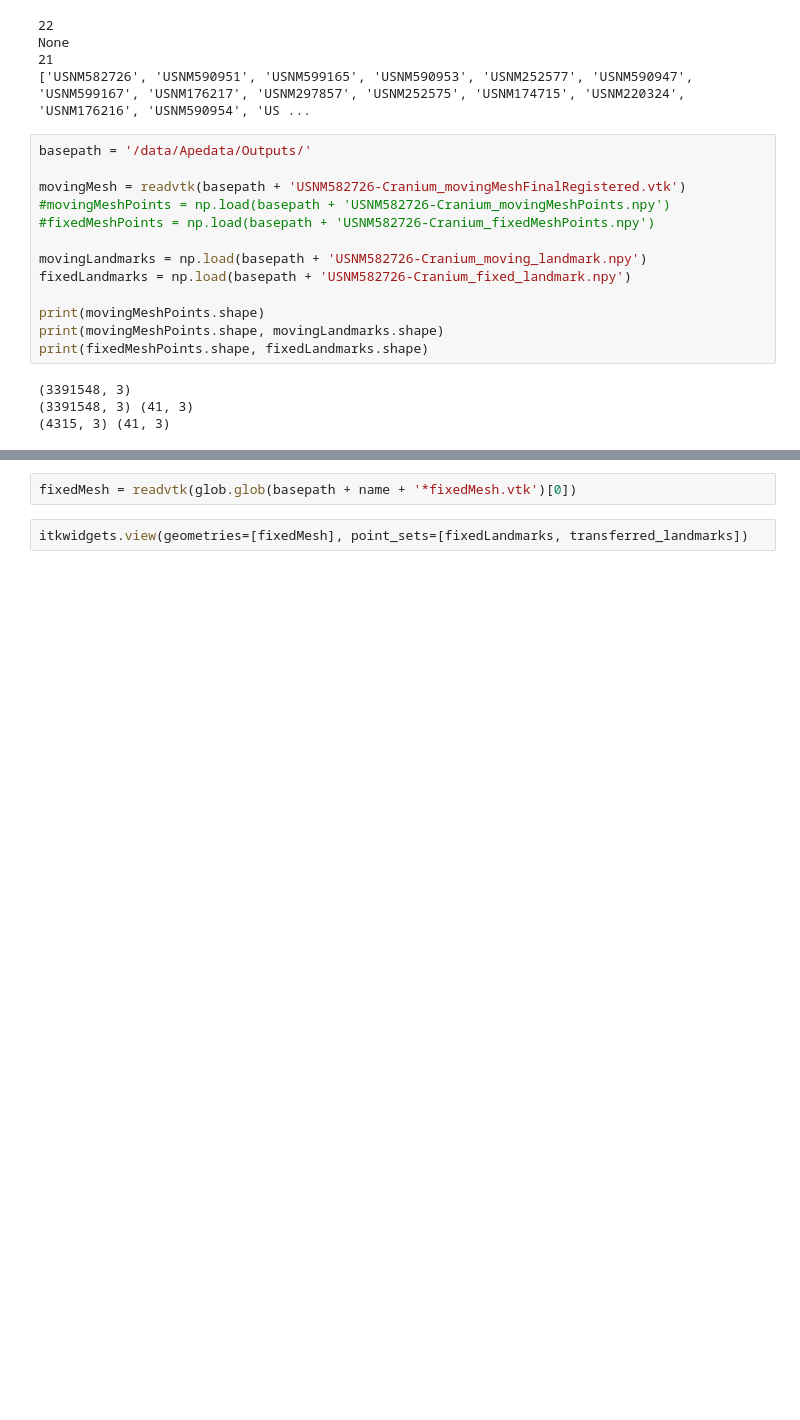
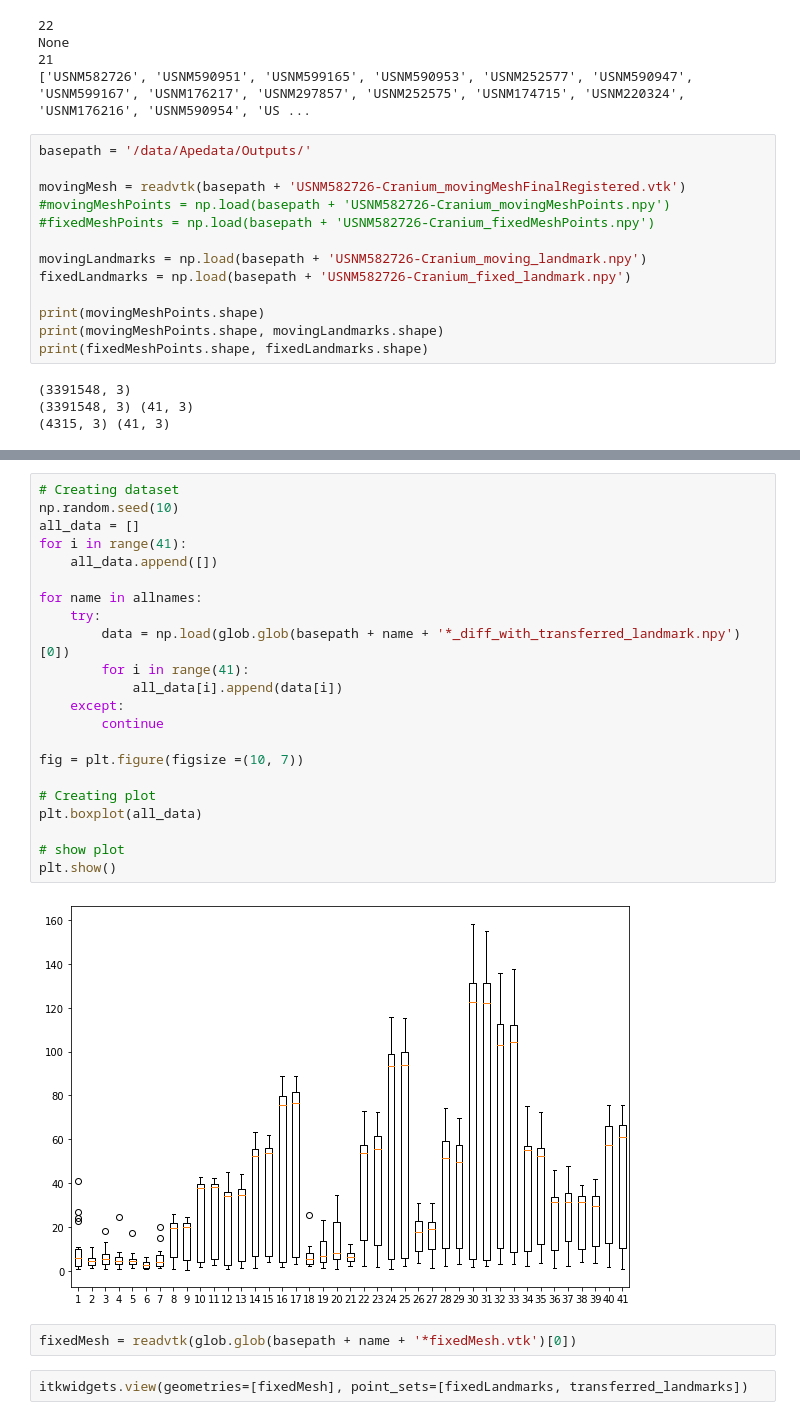
Before and after one commit to PranjalSahu/SlicerMorphExperiments, a Jupyter notebook: RegisterEndToEnd.ipynb, the cells around one changed output, grey strips where cells are left out. Drawn from its saved outputs; the diff is of its cells as text; blank space fills up the shorter version.

Commit message:
For plotting the box plots

```diff
--- a/RegisterEndToEnd.ipynb
+++ b/RegisterEndToEnd.ipynb
@@ -1006,3 +1024,27 @@ for name in allnames:
+# %%
+# Creating dataset
+np.random.seed(10)
+all_data = []
+for i in range(41):
+    all_data.append([])
+
+for name in allnames:
+    try:
+        data = np.load(glob.glob(basepath + name + '*_diff_with_transferred_landmark.npy')[0])
+        for i in range(41):
+            all_data[i].append(data[i])
+    except:
+        continue
+
+fig = plt.figure(figsize =(10, 7))
+
+# Creating plot
+plt.boxplot(all_data)
+
+# show plot
+plt.show()
+# %% [output]
+[figure, added]
 # %%
 fixedMesh = readvtk(glob.glob(basepath + name + '*fixedMesh.vtk')[0])
 # %%
```
Also changed, not shown: parts of 1 cell of this notebook.
